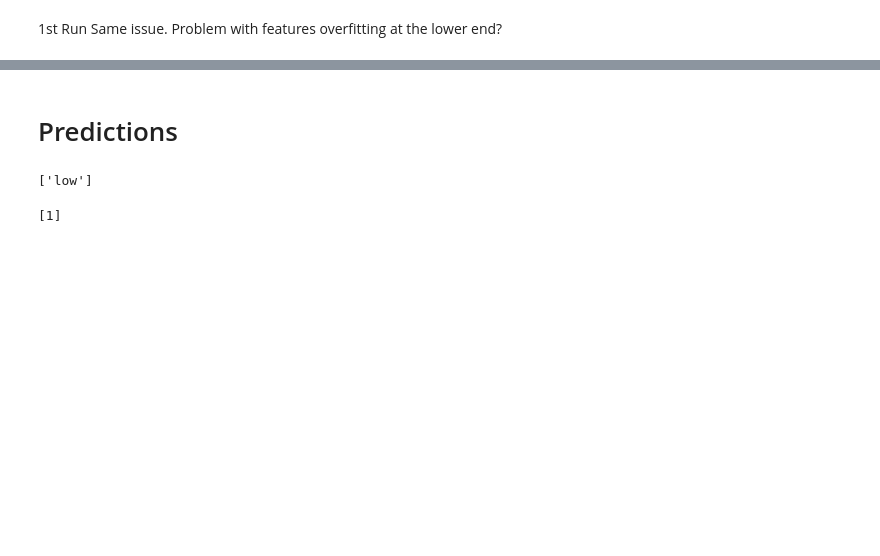
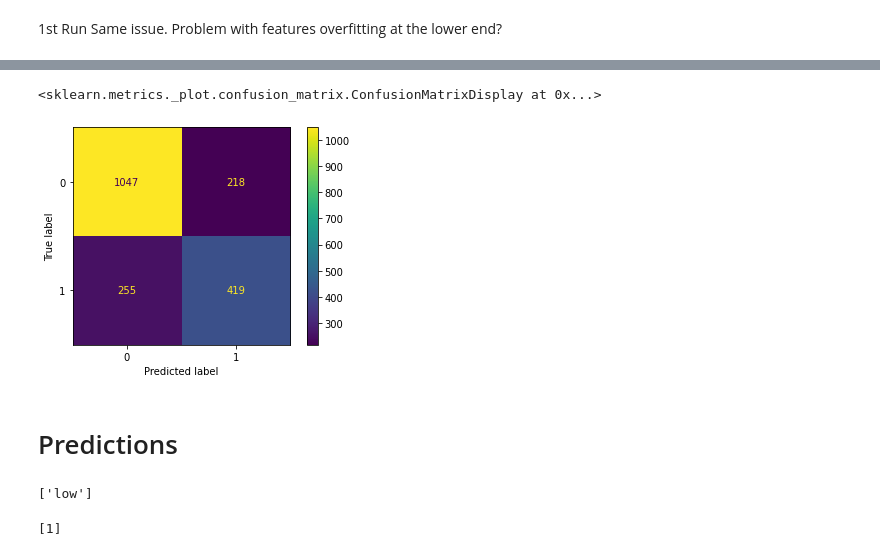
Before and after one commit to daysthroughcode/DABProject3, a Jupyter notebook: 1-Notebooks/cleaning.ipynb, the cells around one changed output, grey strips where cells are left out. Drawn from its saved outputs; the diff is of its cells as text; code cells hidden in the pictures; blank space fills up the shorter version.

```diff
--- a/1-Notebooks/cleaning.ipynb
+++ b/1-Notebooks/cleaning.ipynb
@@ -450,3 +508,14 @@ weighted avg       0.77      0.78      0.77      1939
+# %%
+#Plot Confusion Matrix
+
+rfc_r_predictions = rfc_r.predict(X_test)
+rfc_r_cm = confusion_matrix(y_test, rfc_r_predictions, labels=rfc_r.classes_)
+rfc_r_disp = ConfusionMatrixDisplay(confusion_matrix=rfc_r_cm,
+                               display_labels=rfc_r.classes_)
+rfc_r_disp.plot()
+# %% [output]
+<sklearn.metrics._plot.confusion_matrix.ConfusionMatrixDisplay at 0x...>
+[figure, added]
 # %%
 #Dump Random Forest into pkl
 pickle.dump(rfc_r,open('../rfsommelier.pkl','wb'))
```
Also changed, not shown: parts of 16 cells of this notebook, 3 other files.
